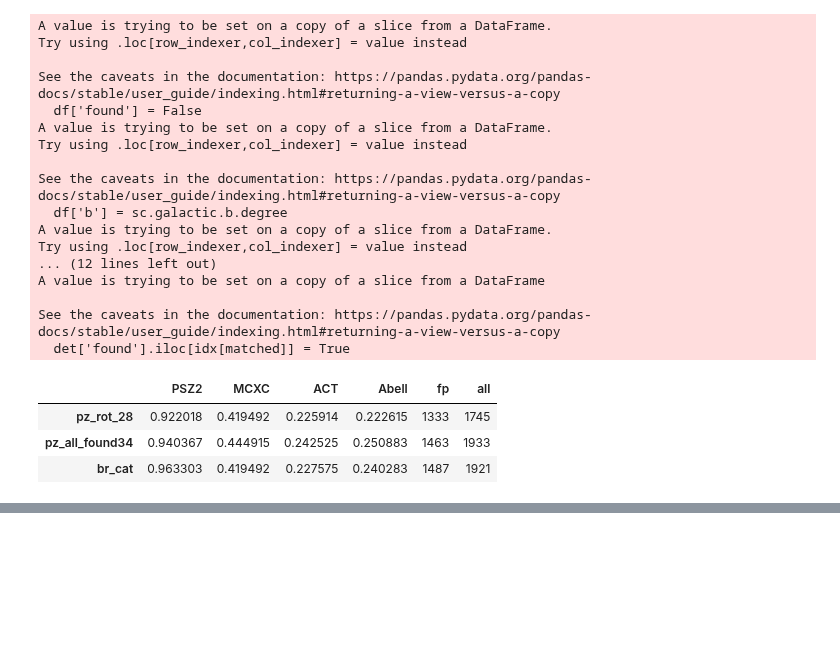
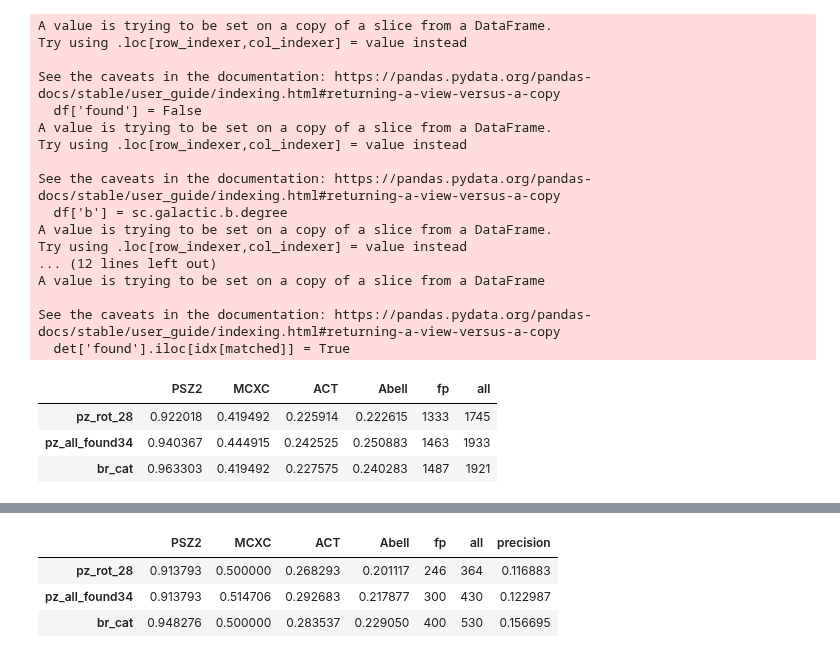
Before and after one commit to rt2122/data-segmentation-2, a Jupyter notebook: modifications_for_model/df_val_stat_all_models.ipynb, the cells around one changed output, grey strips where cells are left out. Drawn from its saved outputs; the diff is of its cells as text; code cells hidden in the pictures; blank space fills up the shorter version.

```diff
--- a/modifications_for_model/df_val_stat_all_models.ipynb
+++ b/modifications_for_model/df_val_stat_all_models.ipynb
@@ -612,0 +152,3 @@ r.loc[]
+# %%
+comp_df41, recall_df41 = stat_orig_cats(files3, '/home/rt2122/Data/original_catalogs/csv',
+                                    big_pix=[41], dict_cut={}, match_dist=400/3600, no_err=True)
@@ -612,0 +174,8 @@ r.loc[]
+# %%
+recall_df41['precision'] = 1 - (recall_df['fp'] / recall_df['all'])
+recall_df41
+# %% [output]
+|  | PSZ2 | MCXC | ACT | Abell | fp | all | precision |
+| pz_rot_28 | 0.913793 | 0.500000 | 0.268293 | 0.201117 | 246 | 364 | 0.116883 |
+| pz_all_found34 | 0.913793 | 0.514706 | 0.292683 | 0.217877 | 300 | 430 | 0.122987 |
+| br_cat | 0.948276 | 0.500000 | 0.283537 | 0.229050 | 400 | 530 | 0.156695 |
```
Also changed, not shown: parts of 57 cells of this notebook, 11 other files.
